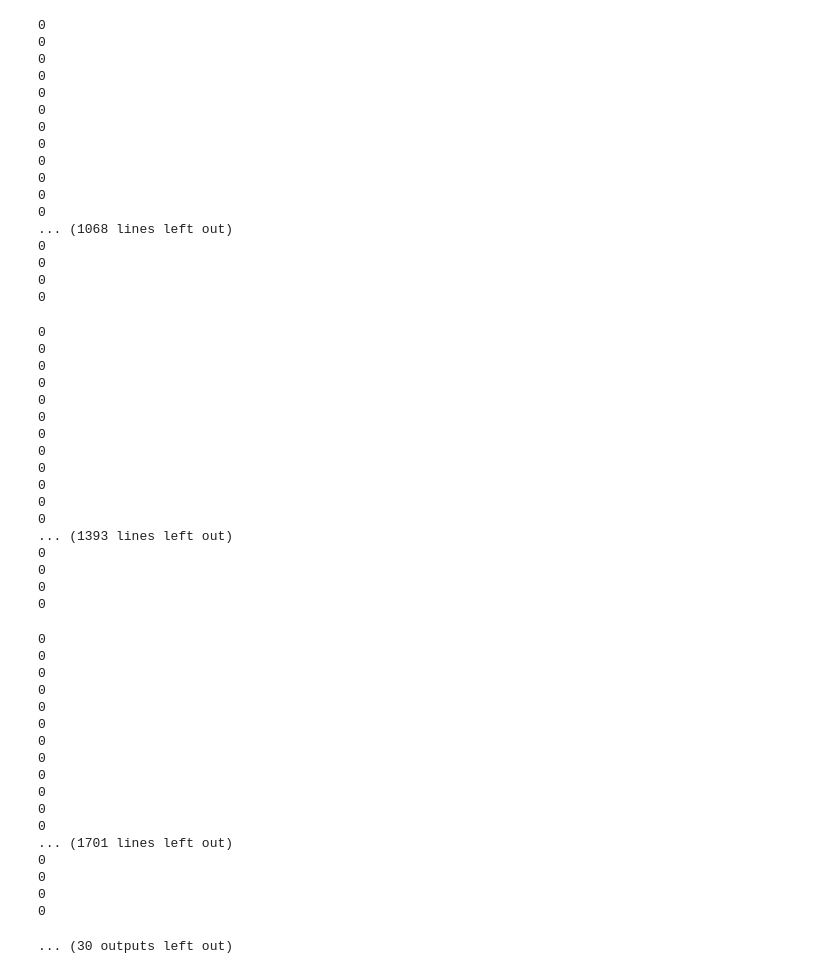
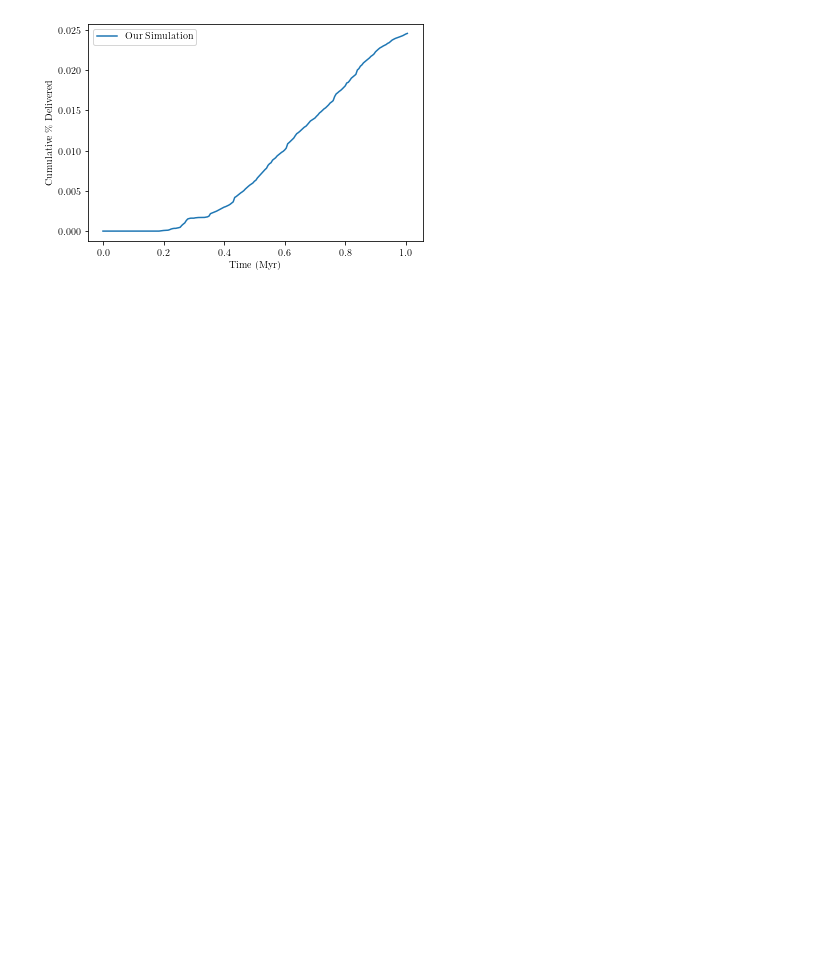
Before and after one commit to wcukier/Venus_JP, a Jupyter notebook: scripts/mileilkowski.ipynb, the cells around one changed output. Cells and saved outputs as stored; diff of their text form; code cells hidden in the pictures; blank space fills up the shorter version.

```diff
--- a/scripts/mileilkowski.ipynb
+++ b/scripts/mileilkowski.ipynb
@@ -14,15 +15,15 @@ plt.rcParams.update({
 # np.seterr(all='raise')
 # %%
 data = load_data(1000, 99, path = "../output/")
-cume_probs = recalculate_data(data, "3")
+cume_probs = recalculate_data(data, "3", YEAR_STEP=5000)
 mars_to_earth = np.genfromtxt('../data/mars_to_earth.csv',delimiter=',',
                               skip_header=1)
 
 t = np.arange(cume_probs.shape[0]) *5000
 plt.plot(t/1e6, cume_probs*100, label="Our Simulation")
-plt.plot(mars_to_earth[:,0][mars_to_earth[:,0] < 1],
-         mars_to_earth[:,1][mars_to_earth[:,0]<1]*100,
-         label="Mileikowsky et al. (2000)")
+# plt.plot(mars_to_earth[:,0][mars_to_earth[:,0] < 1],
+#          mars_to_earth[:,1][mars_to_earth[:,0]<1]*100,
+#          label="Mileikowsky et al. (2000)")
 plt.legend()
 plt.ylabel("Cumulative \% Delivered")
 plt.xlabel("Time (Myr)")
@@ -185,52 +36 @@ plt.show()
-0
-0
-0
-0
-0
-0
-0
-0
-0
-0
-0
-0
-... (1068 lines left out)
-0
-0
-0
-0
-0
-0
-0
-0
-0
-0
-0
-0
-0
-0
-0
-0
-... (1393 lines left out)
-0
-0
-0
-0
-0
-0
-0
-0
-0
-0
-0
-0
-0
-0
-0
-0
-... (1701 lines left out)
-0
-0
-0
-0
-... (30 outputs left out)
+[figure, added]
```
Also changed, not shown: parts of 8 cells of this notebook, 13 other files.
